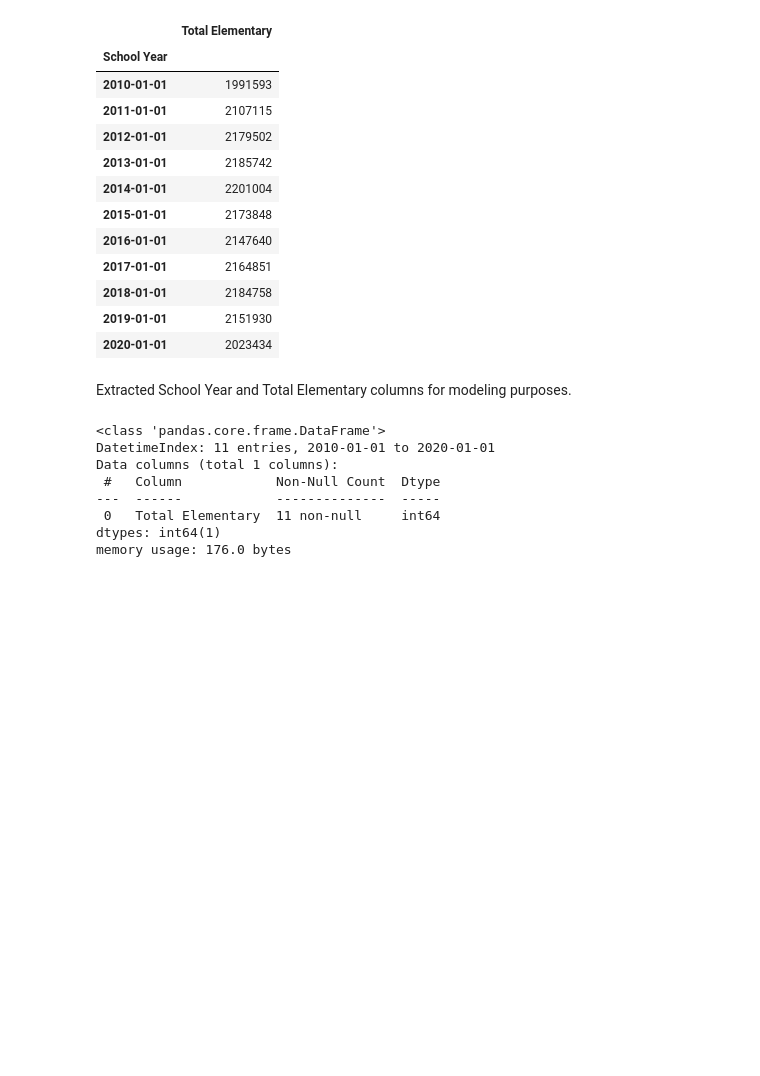
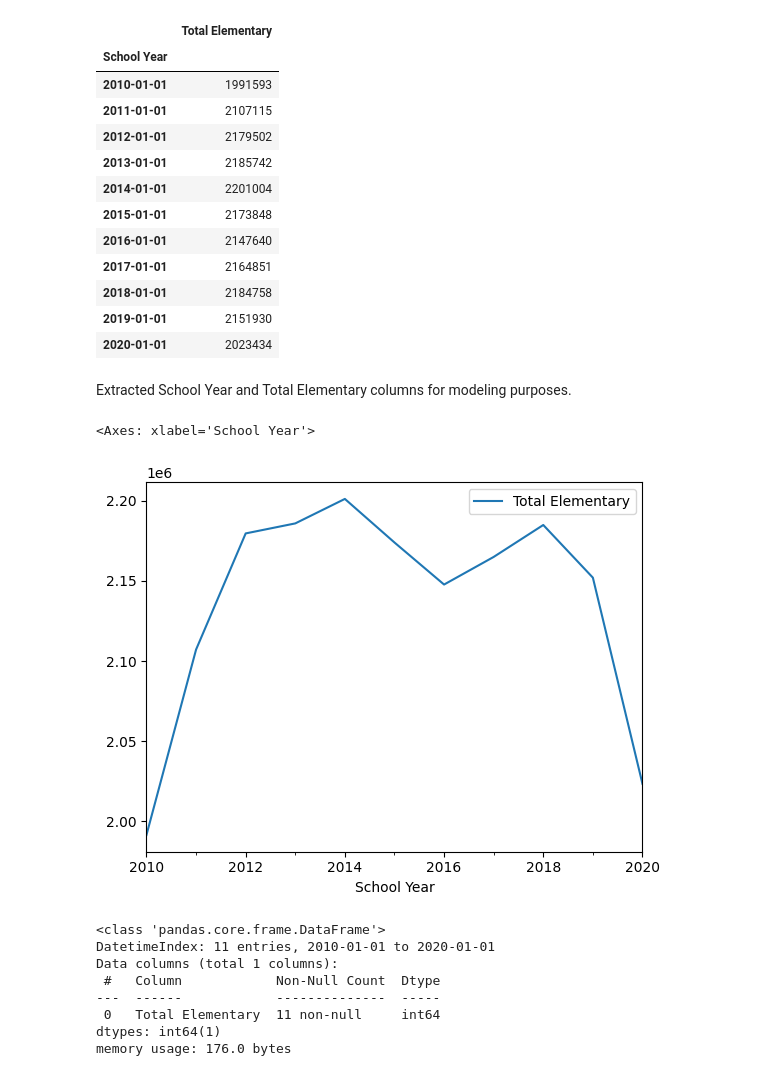
Before and after one commit to mattoble/Time-Series-Analysis-Forecasting, a Jupyter notebook: Time_Series_Region_IV_A_CALABARZON_Decomposition,Analysis&Forecasting.ipynb, the cells around one changed output. Saved outputs shown, nothing was run; the diff lists cells and outputs as text; code cells hidden in the pictures; blank space fills up the shorter version.

```diff
--- a/Time_Series_Region_IV_A_CALABARZON_Decomposition,Analysis&Forecasting.ipynb
+++ b/Time_Series_Region_IV_A_CALABARZON_Decomposition,Analysis&Forecasting.ipynb
@@ -153,6 +153,11 @@ data_total
 | 2020-01-01 | 2023434 |
 # %% [markdown]
 Extracted School Year and Total Elementary columns for modeling purposes.
+# %%
+data_total.plot()
+# %% [output]
+<Axes: xlabel='School Year'>
+[figure, added]
 # %%
 data_total.info()
 # %% [output]
```
Also changed, not shown: parts of 20 cells of this notebook.
